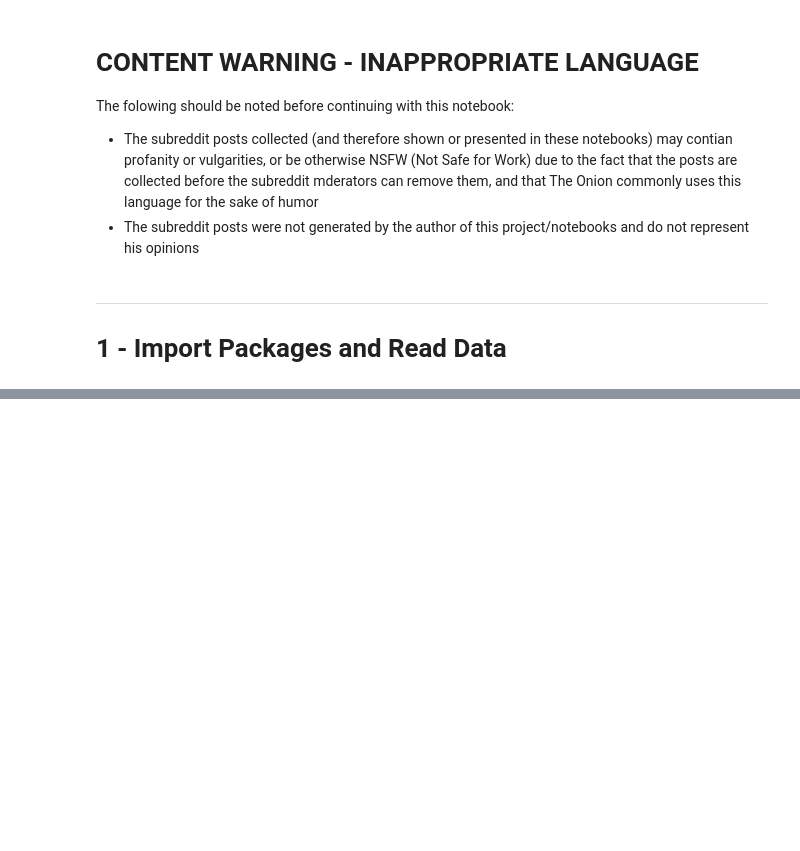
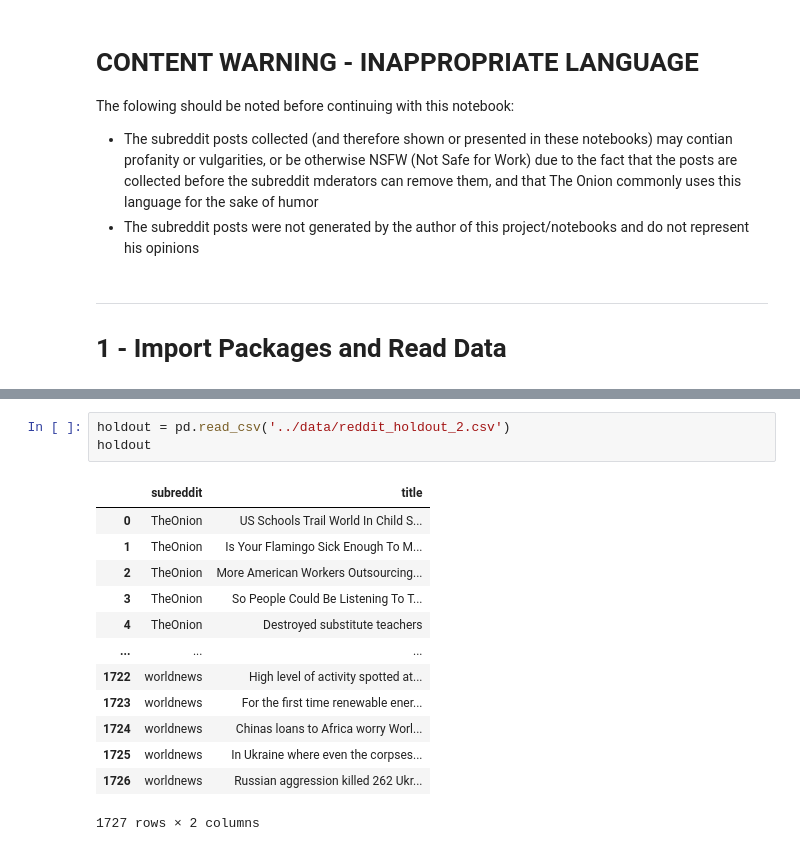
Before and after one commit to drossDS/Humor_Identification_with_NLP, a Jupyter notebook: code/4-Modeling-Round-2.ipynb, the cells around one changed output, grey strips where cells are left out. Cells and saved outputs as stored; diff of their text form; blank space fills up the shorter version.

```diff
--- a/code/4-Modeling-Round-2.ipynb
+++ b/code/4-Modeling-Round-2.ipynb
@@ -42,0 +100,17 @@ The folowing should be noted before continuing with this notebook:
+# %%
+holdout = pd.read_csv('../data/reddit_holdout_2.csv')
+holdout
+# %% [output]
+|  | subreddit | title |
+| 0 | TheOnion | US Schools Trail World In Child S... |
+| 1 | TheOnion | Is Your Flamingo Sick Enough To M... |
+| 2 | TheOnion | More American Workers Outsourcing... |
+| 3 | TheOnion | So People Could Be Listening To T... |
+| 4 | TheOnion | Destroyed substitute teachers |
+| ... | ... | ... |
+| 1722 | worldnews | High level of activity spotted at... |
+| 1723 | worldnews | For the first time renewable ener... |
+| 1724 | worldnews | Chinas loans to Africa worry Worl... |
+| 1725 | worldnews | In Ukraine where even the corpses... |
+| 1726 | worldnews | Russian aggression killed 262 Ukr... |
+1727 rows × 2 columns
```
Also changed, not shown: parts of 9 cells of this notebook, 2 other files.
